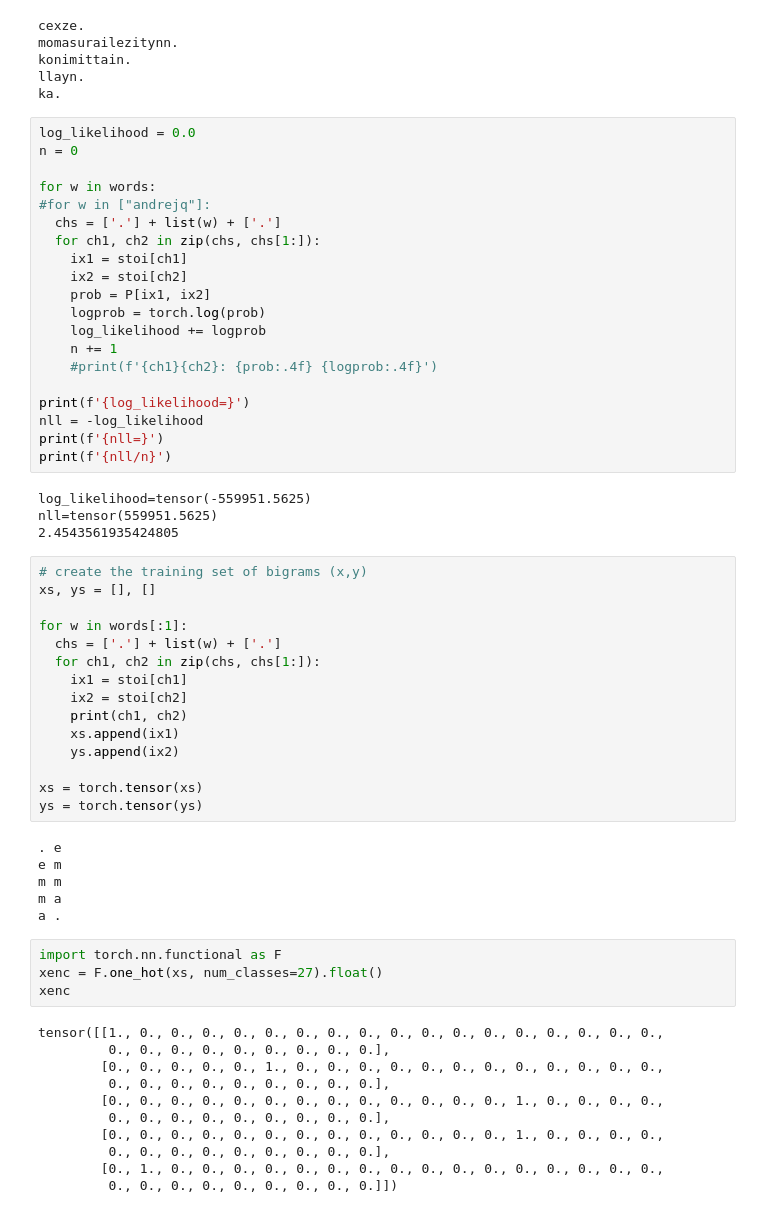
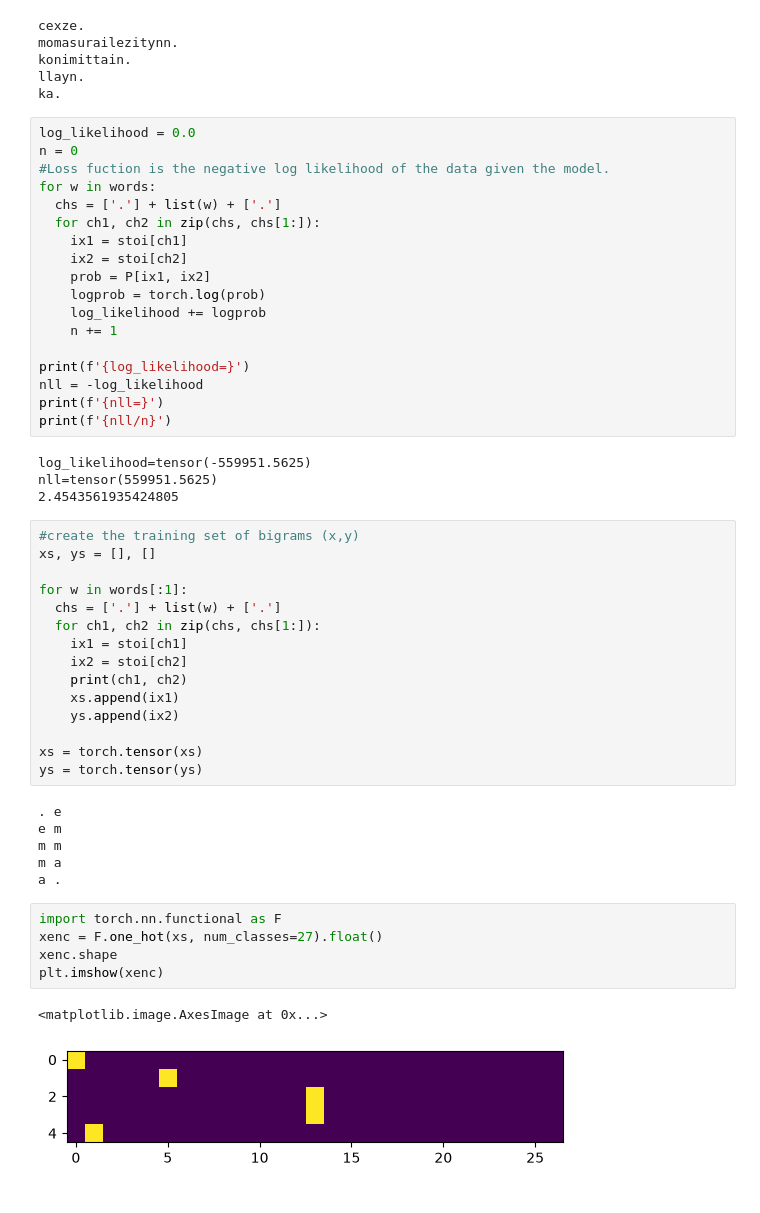
Before and after one commit to ar1gami/makemorePractice, a Jupyter notebook: Untitled-1.ipynb, the cells around one changed output. Drawn from its saved outputs; the diff is of its cells as text.

```diff
--- a/Untitled-1.ipynb
+++ b/Untitled-1.ipynb
@@ -100,9 +100,8 @@ ka.
 # %%
 log_likelihood = 0.0
 n = 0
-
+#Loss fuction is the negative log likelihood of the data given the model.
 for w in words:
-#for w in ["andrejq"]:
   chs = ['.'] + list(w) + ['.']
   for ch1, ch2 in zip(chs, chs[1:]):
     ix1 = stoi[ch1]
@@ -111,7 +110,6 @@ for w in words:
     logprob = torch.log(prob)
     log_likelihood += logprob
     n += 1
-    #print(f'{ch1}{ch2}: {prob:.4f} {logprob:.4f}')
 
 print(f'{log_likelihood=}')
 nll = -log_likelihood
@@ -122,7 +120,7 @@ log_likelihood=tensor(-559951.5625)
 nll=tensor(559951.5625)
 2.4543561935424805
 # %%
-# create the training set of bigrams (x,y)
+#create the training set of bigrams (x,y)
 xs, ys = [], []
 
 for w in words[:1]:
@@ -145,15 +143,8 @@ a .
 # %%
 import torch.nn.functional as F
 xenc = F.one_hot(xs, num_classes=27).float()
-xenc
+xenc.shape
+plt.imshow(xenc)
 # %% [output]
-tensor([[1., 0., 0., 0., 0., 0., 0., 0., 0., 0., 0., 0., 0., 0., 0., 0., 0., 0.,
-         0., 0., 0., 0., 0., 0., 0., 0., 0.],
-        [0., 0., 0., 0., 0., 1., 0., 0., 0., 0., 0., 0., 0., 0., 0., 0., 0., 0.,
-         0., 0., 0., 0., 0., 0., 0., 0., 0.],
-        [0., 0., 0., 0., 0., 0., 0., 0., 0., 0., 0., 0., 0., 1., 0., 0., 0., 0.,
-         0., 0., 0., 0., 0., 0., 0., 0., 0.],
-        [0., 0., 0., 0., 0., 0., 0., 0., 0., 0., 0., 0., 0., 1., 0., 0., 0., 0.,
-         0., 0., 0., 0., 0., 0., 0., 0., 0.],
-        [0., 1., 0., 0., 0., 0., 0., 0., 0., 0., 0., 0., 0., 0., 0., 0., 0., 0.,
-         0., 0., 0., 0., 0., 0., 0., 0., 0.]])
+<matplotlib.image.AxesImage at 0x...>
+[figure, added]
```
Also changed, not shown: parts of 13 cells of this notebook.
